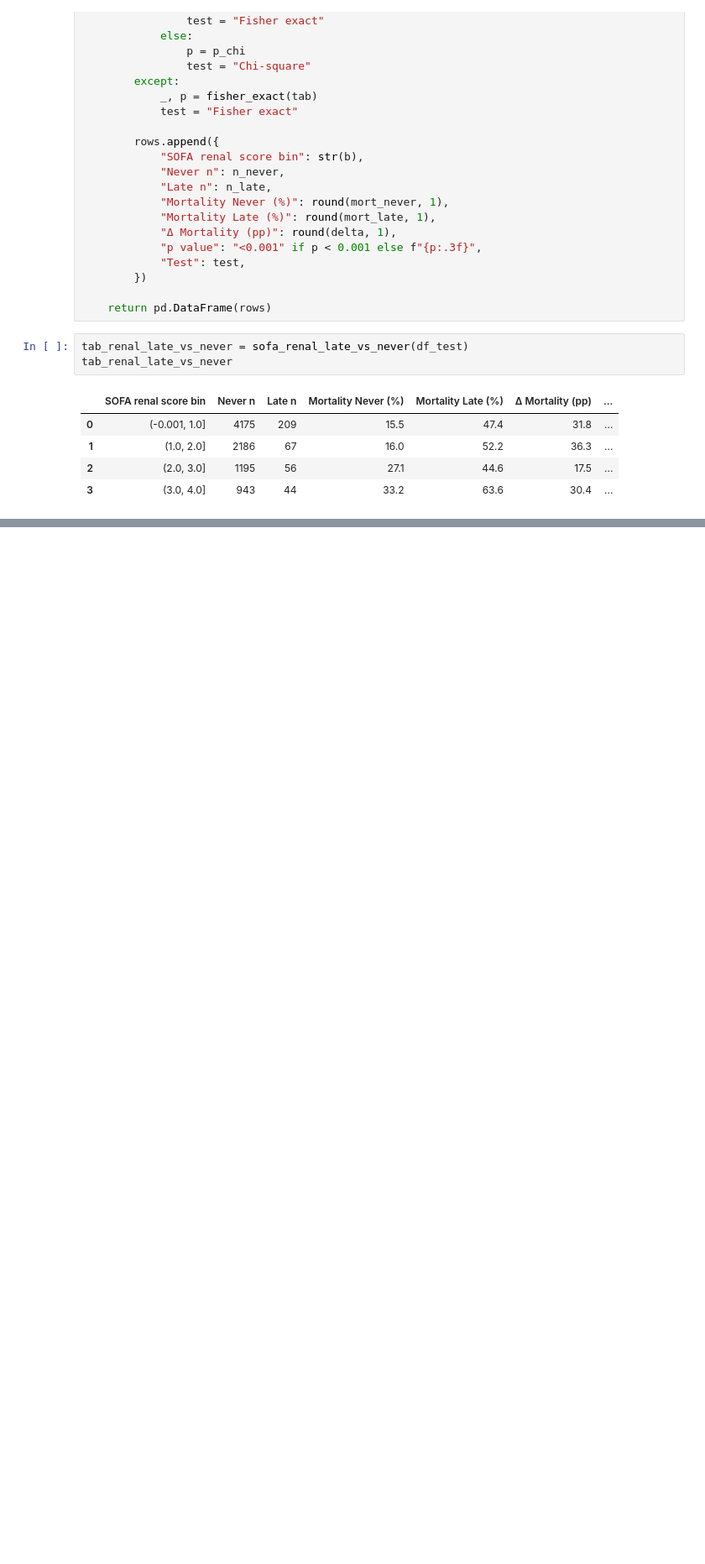
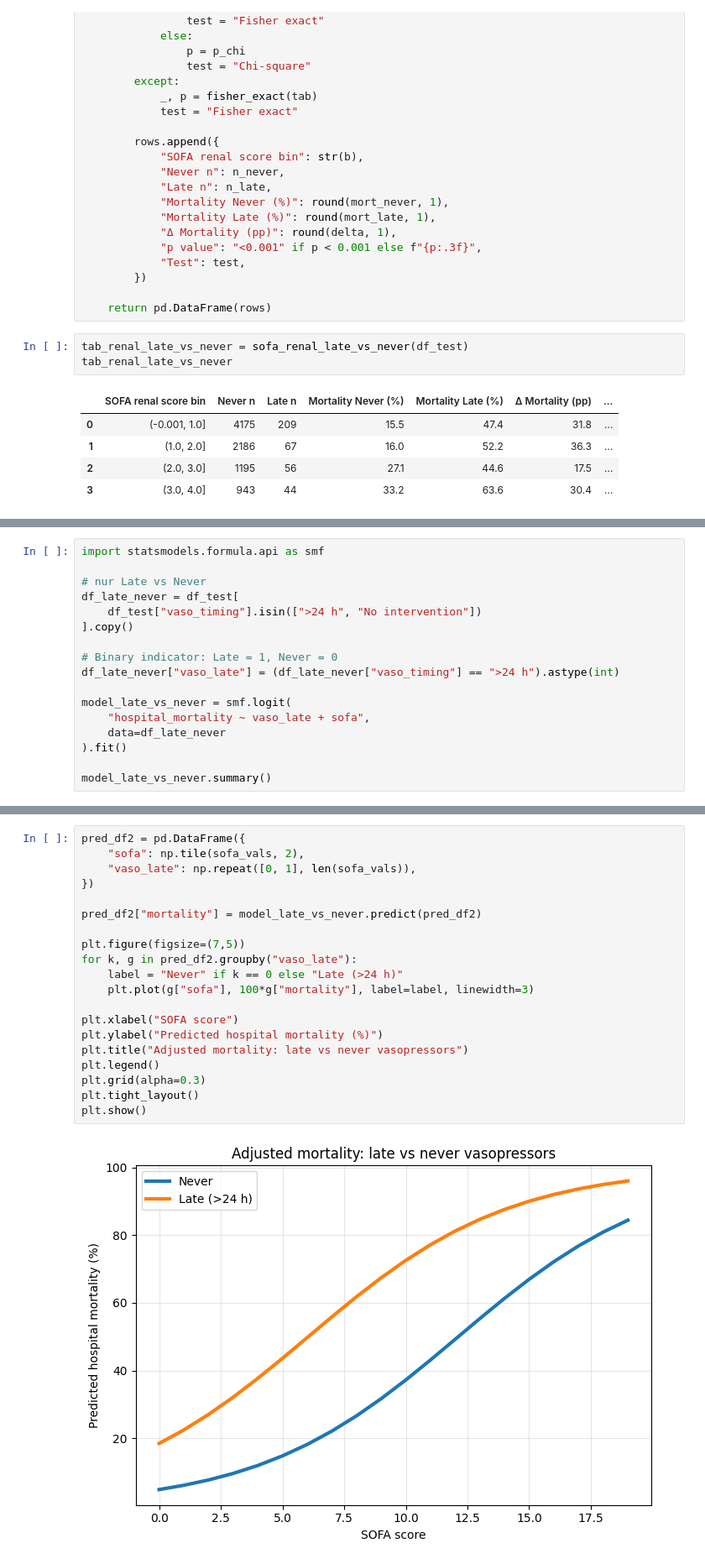
Before and after one commit to SimonKossack/mimiciii-BioMedicalProject, a Jupyter notebook: NierenNotebooks/07_saps2.ipynb, the cells around one changed output, grey strips where cells are left out. Shown at 84% size. Cells and saved outputs as stored; diff of their text form; blank space fills up the shorter version.

```diff
--- a/NierenNotebooks/07_saps2.ipynb
+++ b/NierenNotebooks/07_saps2.ipynb
@@ -2347,0 +2391,17 @@ Score bin & n Early (≤24h) & n Late (>24h) & Mortality Early (≤24h) (%) & Mo
+# %%
+import statsmodels.formula.api as smf
+
+# nur Late vs Never
+df_late_never = df_test[
+    df_test["vaso_timing"].isin([">24 h", "No intervention"])
+].copy()
+
+# Binary indicator: Late = 1, Never = 0
+df_late_never["vaso_late"] = (df_late_never["vaso_timing"] == ">24 h").astype(int)
+
+model_late_vs_never = smf.logit(
+    "hospital_mortality ~ vaso_late + sofa",
+    data=df_late_never
+).fit()
+
+model_late_vs_never.summary()
@@ -2347,0 +2456,22 @@ Score bin & n Early (≤24h) & n Late (>24h) & Mortality Early (≤24h) (%) & Mo
+# %%
+pred_df2 = pd.DataFrame({
+    "sofa": np.tile(sofa_vals, 2),
+    "vaso_late": np.repeat([0, 1], len(sofa_vals)),
+})
+
+pred_df2["mortality"] = model_late_vs_never.predict(pred_df2)
+
+plt.figure(figsize=(7,5))
+for k, g in pred_df2.groupby("vaso_late"):
+    label = "Never" if k == 0 else "Late (>24 h)"
+    plt.plot(g["sofa"], 100*g["mortality"], label=label, linewidth=3)
+
+plt.xlabel("SOFA score")
+plt.ylabel("Predicted hospital mortality (%)")
+plt.title("Adjusted mortality: late vs never vasopressors")
+plt.legend()
+plt.grid(alpha=0.3)
+plt.tight_layout()
+plt.show()
+# %% [output]
+[figure, added]
```
Also changed, not shown: parts of 42 cells of this notebook, 8 other files.
